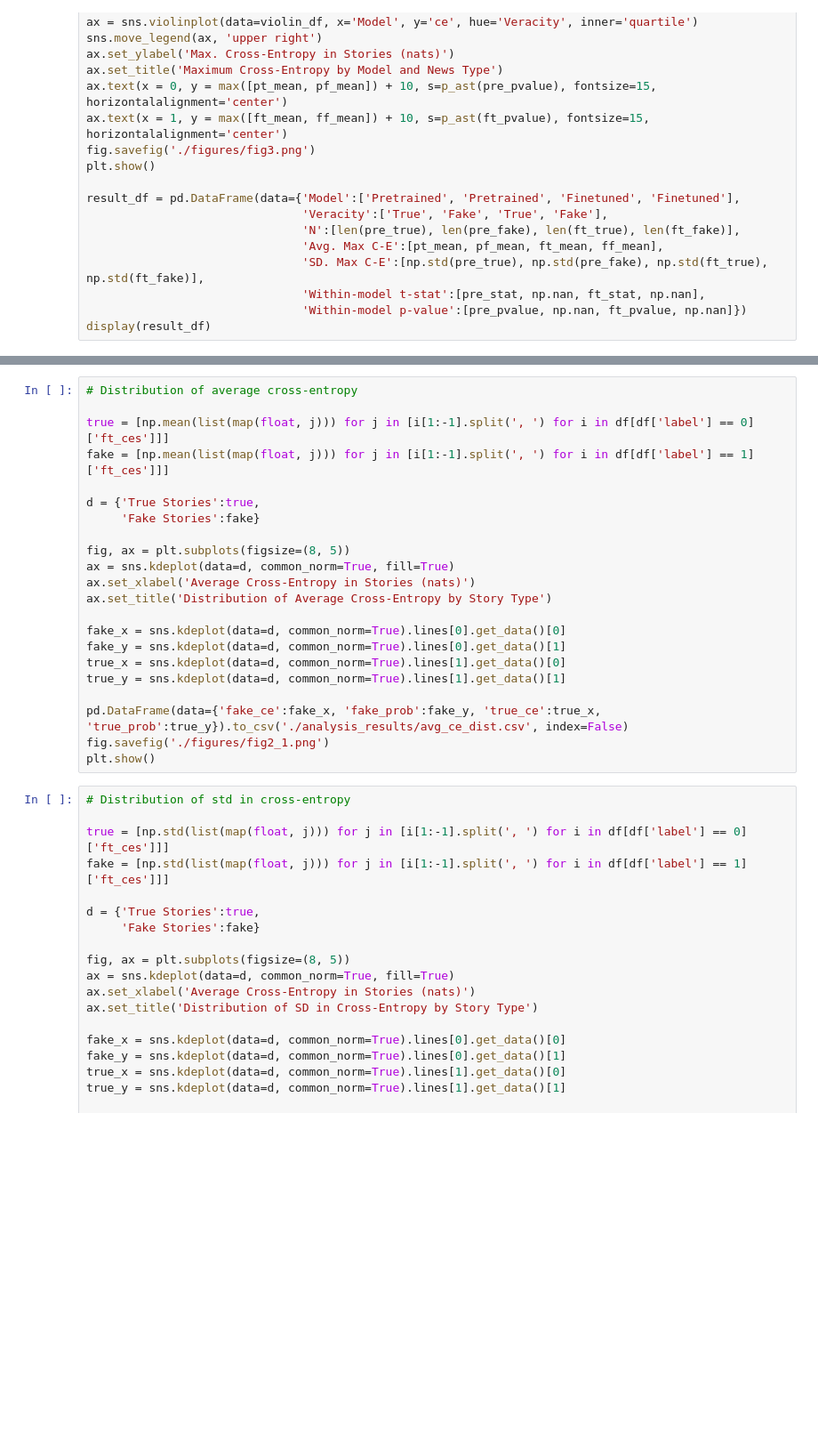
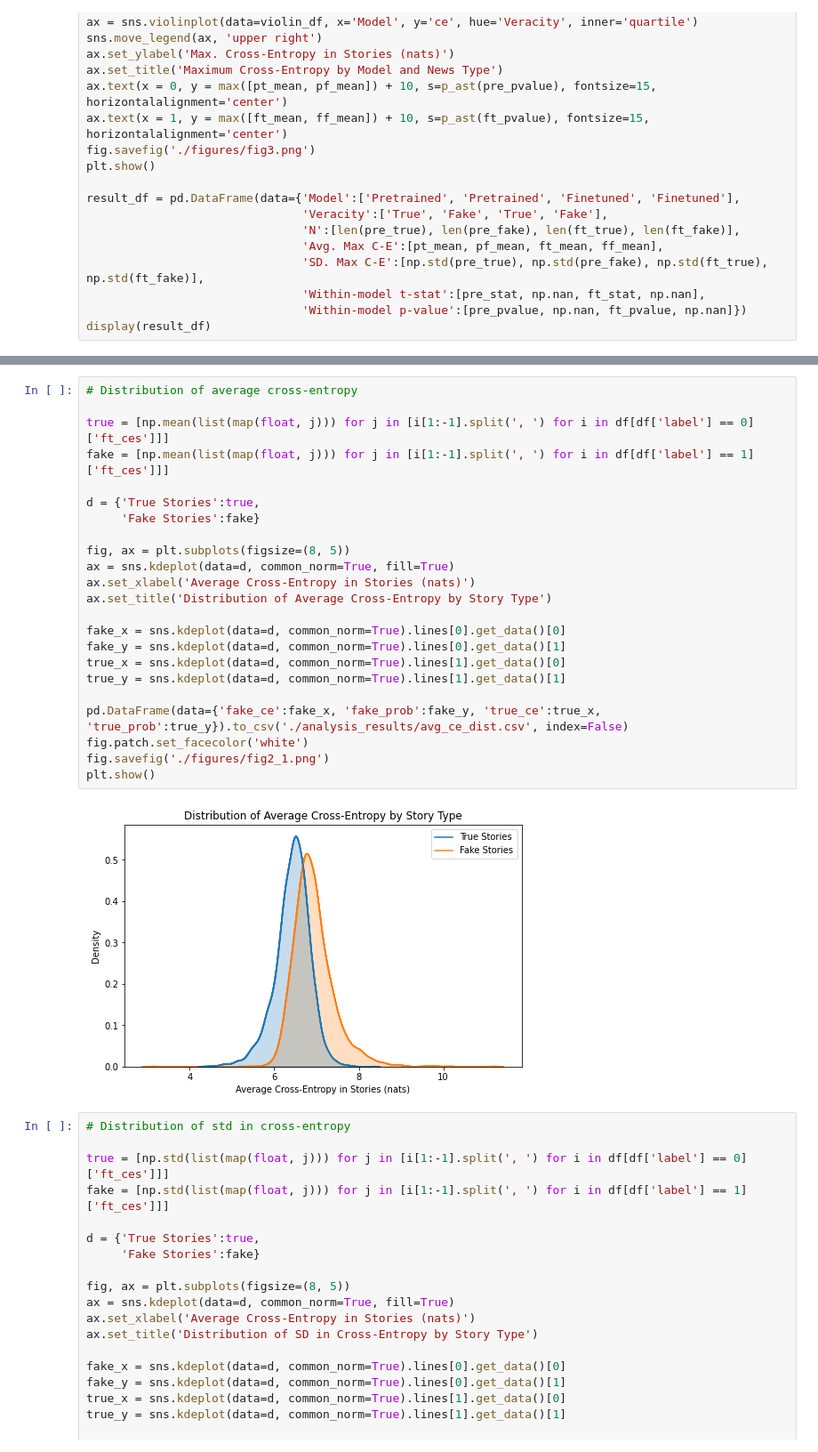
Before and after one commit to sjh2208/SeniorThesis, a Jupyter notebook: Analysis.ipynb, the cells around one changed output, grey strips where cells are left out. Shown at 89% size. Saved outputs shown, nothing was run; the diff lists cells and outputs as text; blank space fills up the shorter version.

```diff
--- a/Analysis.ipynb
+++ b/Analysis.ipynb
@@ -283,25 +302,28 @@ plt.show()
 # %%
 # Distribution of average cross-entropy
 
 true = [np.mean(list(map(float, j))) for j in [i[1:-1].split(', ') for i in df[df['label'] == 0]['ft_ces']]]
 fake = [np.mean(list(map(float, j))) for j in [i[1:-1].split(', ') for i in df[df['label'] == 1]['ft_ces']]]
 
 d = {'True Stories':true,
      'Fake Stories':fake}
 
 fig, ax = plt.subplots(figsize=(8, 5))
 ax = sns.kdeplot(data=d, common_norm=True, fill=True)
 ax.set_xlabel('Average Cross-Entropy in Stories (nats)')
 ax.set_title('Distribution of Average Cross-Entropy by Story Type')
 
 fake_x = sns.kdeplot(data=d, common_norm=True).lines[0].get_data()[0]
 fake_y = sns.kdeplot(data=d, common_norm=True).lines[0].get_data()[1]
 true_x = sns.kdeplot(data=d, common_norm=True).lines[1].get_data()[0]
 true_y = sns.kdeplot(data=d, common_norm=True).lines[1].get_data()[1]
 
 pd.DataFrame(data={'fake_ce':fake_x, 'fake_prob':fake_y, 'true_ce':true_x, 'true_prob':true_y}).to_csv('./analysis_results/avg_ce_dist.csv', index=False)
+fig.patch.set_facecolor('white')
 fig.savefig('./figures/fig2_1.png')
 plt.show()
+# %% [output]
+[figure, added]
 # %%
 # Distribution of std in cross-entropy
 
```
Also changed, not shown: parts of 7 cells of this notebook, 6 other files.
